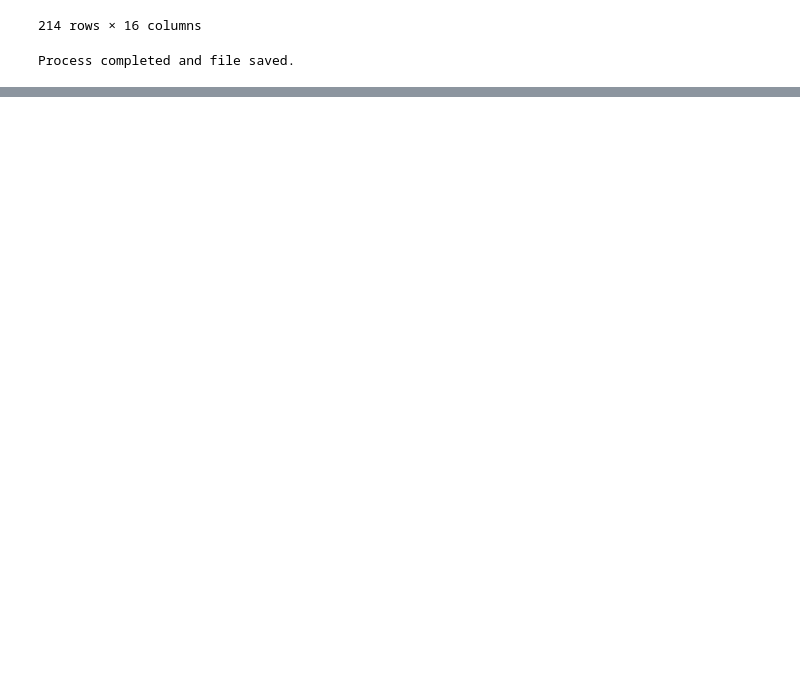
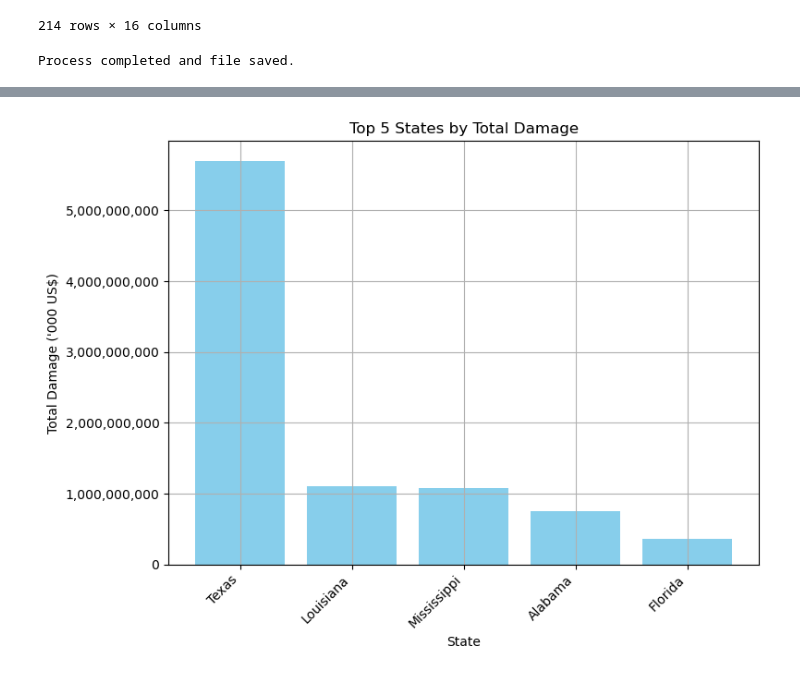
Before and after one commit to endoplasmicosmic/Hurricanes-Economic-Social-Impact, a Jupyter notebook: Hurricane Impact Analysis.ipynb, the cells around one changed output, grey strips where cells are left out. Saved outputs shown, nothing was run; the diff lists cells and outputs as text; code cells hidden in the pictures; blank space fills up the shorter version.

```diff
--- a/Hurricane Impact Analysis.ipynb
+++ b/Hurricane Impact Analysis.ipynb
@@ -331,9 +342,9 @@ emdat_data_map_df
 216 rows × 16 columns
 # %%
 # Drop rows with missing values in any column
-emdat_data_map_df = emdat_data_map_df.dropna()
+emdat_data_map = emdat_data_map_df.dropna()
 
-emdat_data_map_df
+emdat_data_map
 # %% [output]
 |  | Start Year | Start Month | Start Day | End Year | End Month | End Day | Location | Total Deaths | ... |
 | 0 | 2001 | 9 | 24 | 2001 | 10 | 2 | Baja California Sur | 3.0 | ... |
@@ -357,0 +496,10 @@ Process completed and file saved.
+# %%
+# Aggregates impact data by state, summing deaths, affected, and damages.
+state_impact = emdat_data_map.groupby('State').agg({
+    'Total Deaths': 'sum',
+    'Total Affected': 'sum',
+    'Insured Damage (\'000 US$)': 'sum',
+    'Total Damage (\'000 US$)': 'sum'
+}).reset_index()
+
+state_impact.head()
@@ -357,0 +513,5 @@ Process completed and file saved.
+# %%
+# Sorts states by total damage and selects the top 5 most affected.
+top_total_damage = state_impact.sort_values(by='Total Damage (\'000 US$)', ascending=False)
+top_5_total_damage = top_total_damage.head(5)
+top_5_total_damage
@@ -357,0 +525,16 @@ Process completed and file saved.
+# %%
+# Plotting the top 5 states by total damage
+plt.figure(figsize=(8, 6))
+ax = plt.gca()
+ax.bar(top_5_total_damage['State'], top_5_total_damage['Total Damage (\'000 US$)'], color='skyblue')
+plt.xlabel('State')
+plt.ylabel('Total Damage (\'000 US$)')
+plt.title('Top 5 States by Total Damage')
+plt.xticks(rotation=45, ha='right')
+ax.yaxis.set_major_formatter(FuncFormatter(lambda x, pos: f'{int(x):,}'))
+plt.grid(True)
+plt.tight_layout()
+#plt.savefig('Images/Top_5_States_by_Total_Damage.png')
+plt.show()
+# %% [output]
+[figure, added]
```
Also changed, not shown: parts of 27 cells of this notebook, 23 other files.
